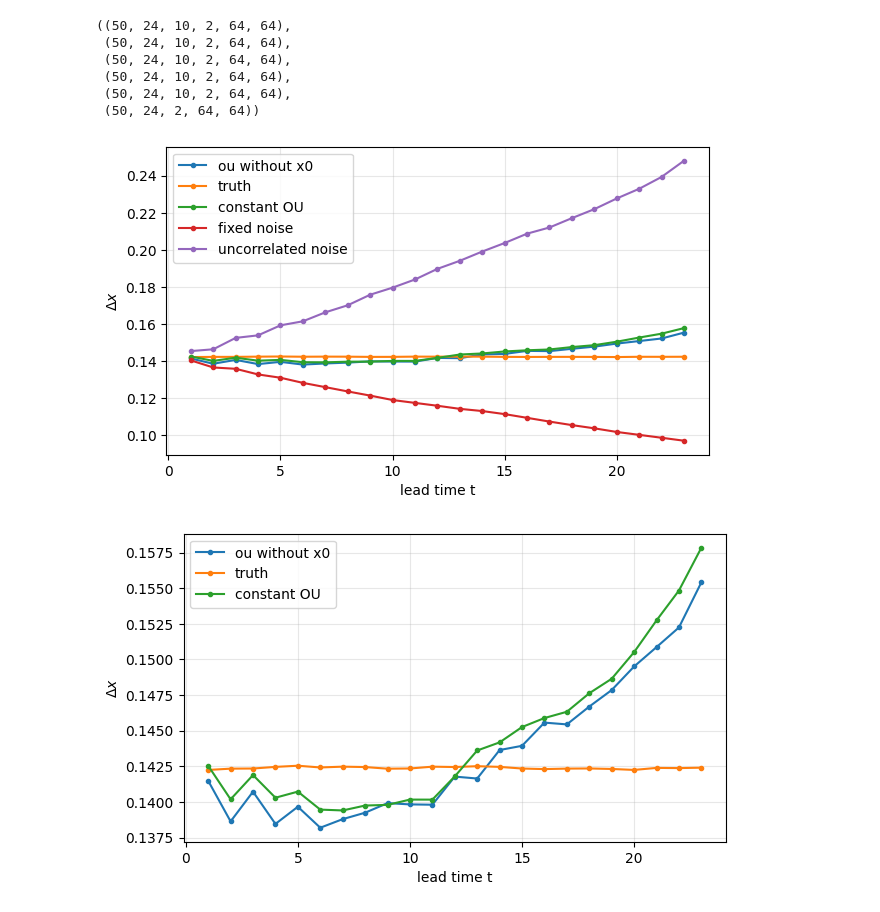
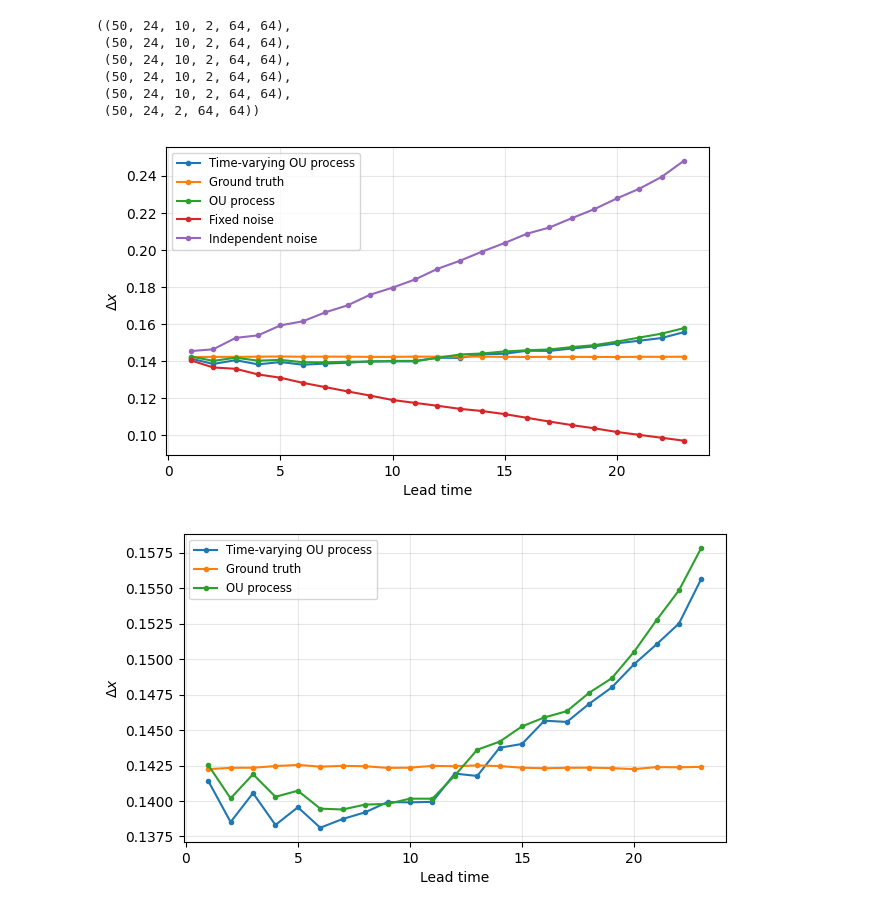
Before and after one commit to path2morepro/Thesis-Work-Extension-from-latent-space-noise, a Jupyter notebook: Analysis/visualization.ipynb, the cells around one changed output. Drawn from its saved outputs; the diff is of its cells as text; code cells hidden in the pictures.

```diff
--- a/Analysis/visualization.ipynb
+++ b/Analysis/visualization.ipynb
@@ -54,7 +54,7 @@ len(results)
 # %% [output]
 50
 # %%
-out_path = ROOT / 'Result' / 'metrics24h.png'
+out_path = ROOT / 'Result'
 
 metrics = cmu.compute_metrics(results)
 # %%
@@ -93,33 +93,33 @@ fnf.shape, ucnf.shape, ou_x0f.shape, ou_no_x0f.shape, preds24_10.shape, truth.sh
 # %%
 td_fnf = temporal_difference(fnf)
 td_ucnf = temporal_difference(ucnf)
 td_x0 = temporal_difference(ou_x0f)
 td_nox0 = temporal_difference(ou_no_x0f)
 td_tru = temporal_difference(truth)
 td_cons = temporal_difference(preds24_10)
 
 
 
 diff1 = {
-    'ou without x0': td_nox0,
-    'truth': td_tru,
-    'constant OU': td_cons
+    'Time-varying OU process': td_nox0,
+    'Ground truth': td_tru,
+    'OU process': td_cons
 }
 
 diff2 = {
-    'fixed noise': td_fnf,
-    'uncorrelated noise': td_ucnf,
-    'truth': td_tru
+    'Fixed noise': td_fnf,
+    'Independent noise': td_ucnf,
+    'Ground truth': td_tru
     }
 %matplotlib inline
 
 fig, ax = plot_temporal_difference(diff1 | diff2)
-plt.show()
+plt.savefig(out_path / 'overview.png', dpi=600, bbox_inches='tight')
 # %% [output]
-[figure, old version]
+[figure, new version]
 # %%
 
 fig, ax = plot_temporal_difference(diff1)
-plt.show()
+plt.savefig(out_path / 'fits.png', dpi=600, bbox_inches='tight')
 # %% [output]
-[figure, old version]
+[figure, new version]
```
Also changed, not shown: parts of 1 cell of this notebook, 13 other files.
